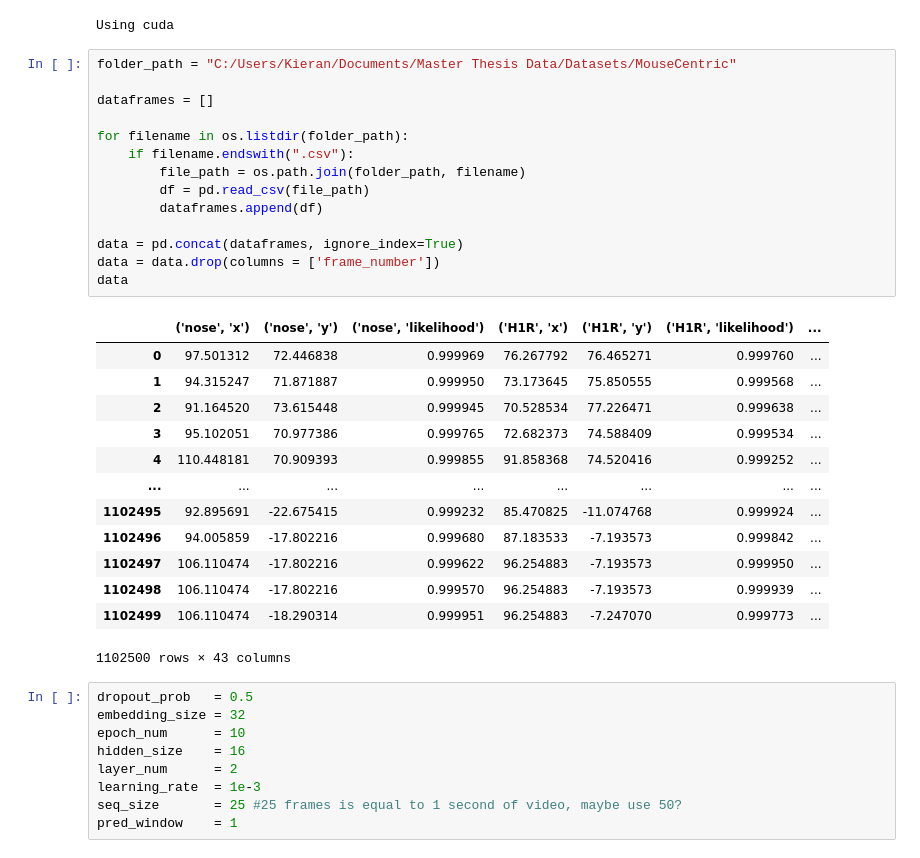
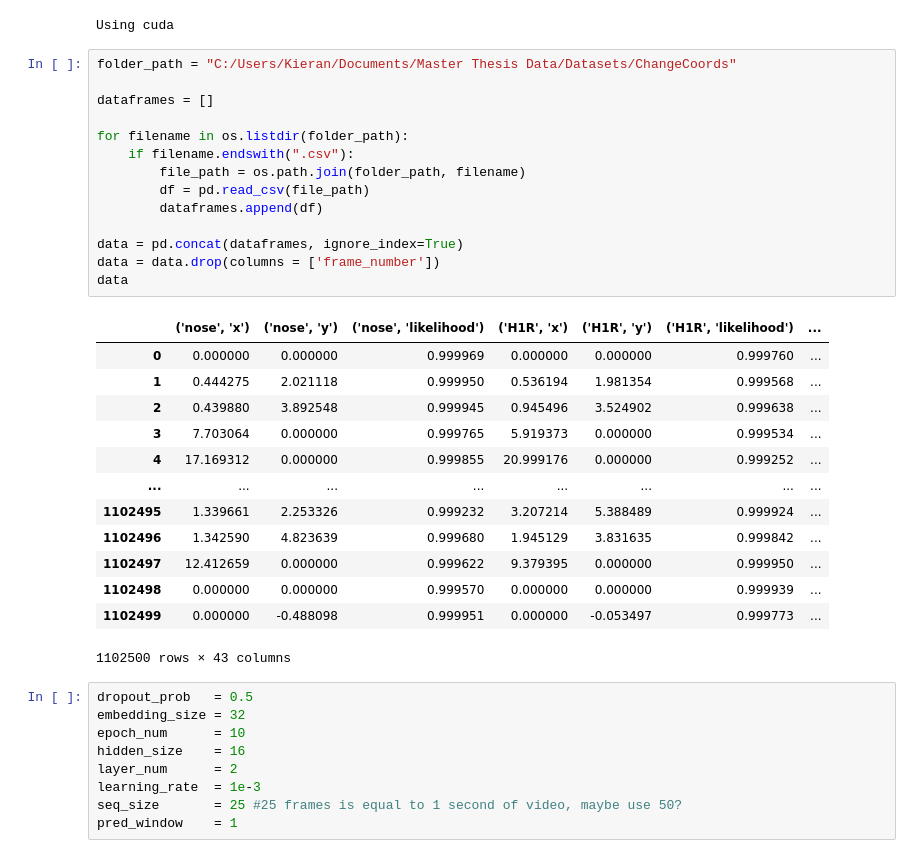
Before and after one commit to kierancarrigg/Master-Thesis, a Jupyter notebook: Notebooks/Larger model.ipynb, the cells around one changed output. Cells and saved outputs as stored; diff of their text form.

Commit message:
Tried training the larger RNN with the change coord data and larger prediction window

```diff
--- a/Notebooks/Larger model.ipynb
+++ b/Notebooks/Larger model.ipynb
@@ -19,32 +19,32 @@ print("Using", device)
 # %% [output]
 Using cuda
 # %%
-folder_path = "C:/Users/Kieran/Documents/Master Thesis Data/Datasets/MouseCentric"
+folder_path = "C:/Users/Kieran/Documents/Master Thesis Data/Datasets/ChangeCoords"
 
 dataframes = []
 
 for filename in os.listdir(folder_path):
     if filename.endswith(".csv"):
         file_path = os.path.join(folder_path, filename)
         df = pd.read_csv(file_path)
         dataframes.append(df)
 
 data = pd.concat(dataframes, ignore_index=True)
 data = data.drop(columns = ['frame_number'])
 data
 # %% [output]
 |  | ('nose', 'x') | ('nose', 'y') | ('nose', 'likelihood') | ('H1R', 'x') | ('H1R', 'y') | ('H1R', 'likelihood') | ... |
-| 0 | 97.501312 | 72.446838 | 0.999969 | 76.267792 | 76.465271 | 0.999760 | ... |
-| 1 | 94.315247 | 71.871887 | 0.999950 | 73.173645 | 75.850555 | 0.999568 | ... |
-| 2 | 91.164520 | 73.615448 | 0.999945 | 70.528534 | 77.226471 | 0.999638 | ... |
-| 3 | 95.102051 | 70.977386 | 0.999765 | 72.682373 | 74.588409 | 0.999534 | ... |
-| 4 | 110.448181 | 70.909393 | 0.999855 | 91.858368 | 74.520416 | 0.999252 | ... |
+| 0 | 0.000000 | 0.000000 | 0.999969 | 0.000000 | 0.000000 | 0.999760 | ... |
+| 1 | 0.444275 | 2.021118 | 0.999950 | 0.536194 | 1.981354 | 0.999568 | ... |
+| 2 | 0.439880 | 3.892548 | 0.999945 | 0.945496 | 3.524902 | 0.999638 | ... |
+| 3 | 7.703064 | 0.000000 | 0.999765 | 5.919373 | 0.000000 | 0.999534 | ... |
+| 4 | 17.169312 | 0.000000 | 0.999855 | 20.999176 | 0.000000 | 0.999252 | ... |
 | ... | ... | ... | ... | ... | ... | ... | ... |
-| 1102495 | 92.895691 | -22.675415 | 0.999232 | 85.470825 | -11.074768 | 0.999924 | ... |
-| 1102496 | 94.005859 | -17.802216 | 0.999680 | 87.183533 | -7.193573 | 0.999842 | ... |
-| 1102497 | 106.110474 | -17.802216 | 0.999622 | 96.254883 | -7.193573 | 0.999950 | ... |
-| 1102498 | 106.110474 | -17.802216 | 0.999570 | 96.254883 | -7.193573 | 0.999939 | ... |
-| 1102499 | 106.110474 | -18.290314 | 0.999951 | 96.254883 | -7.247070 | 0.999773 | ... |
+| 1102495 | 1.339661 | 2.253326 | 0.999232 | 3.207214 | 5.388489 | 0.999924 | ... |
+| 1102496 | 1.342590 | 4.823639 | 0.999680 | 1.945129 | 3.831635 | 0.999842 | ... |
+| 1102497 | 12.412659 | 0.000000 | 0.999622 | 9.379395 | 0.000000 | 0.999950 | ... |
+| 1102498 | 0.000000 | 0.000000 | 0.999570 | 0.000000 | 0.000000 | 0.999939 | ... |
+| 1102499 | 0.000000 | -0.488098 | 0.999951 | 0.000000 | -0.053497 | 0.999773 | ... |
 1102500 rows × 43 columns
 # %%
 dropout_prob   = 0.5
```
Also changed, not shown: parts of 9 cells of this notebook.
